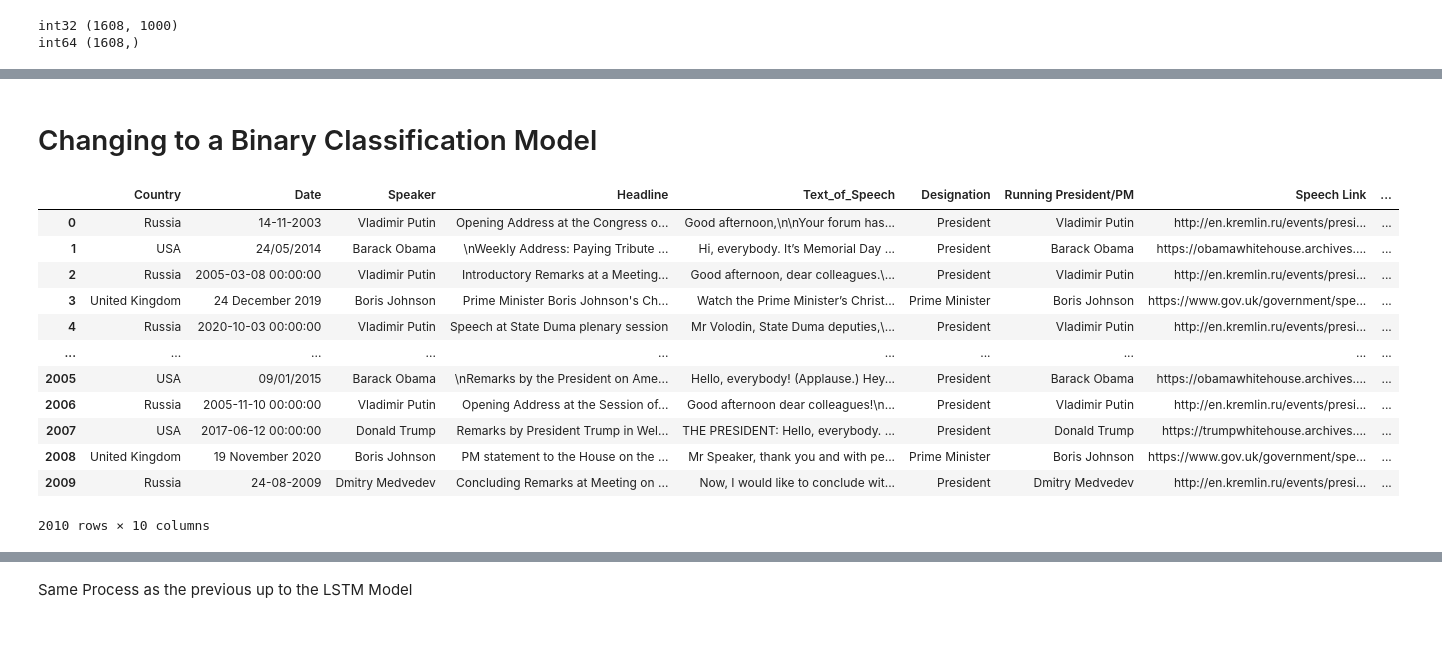
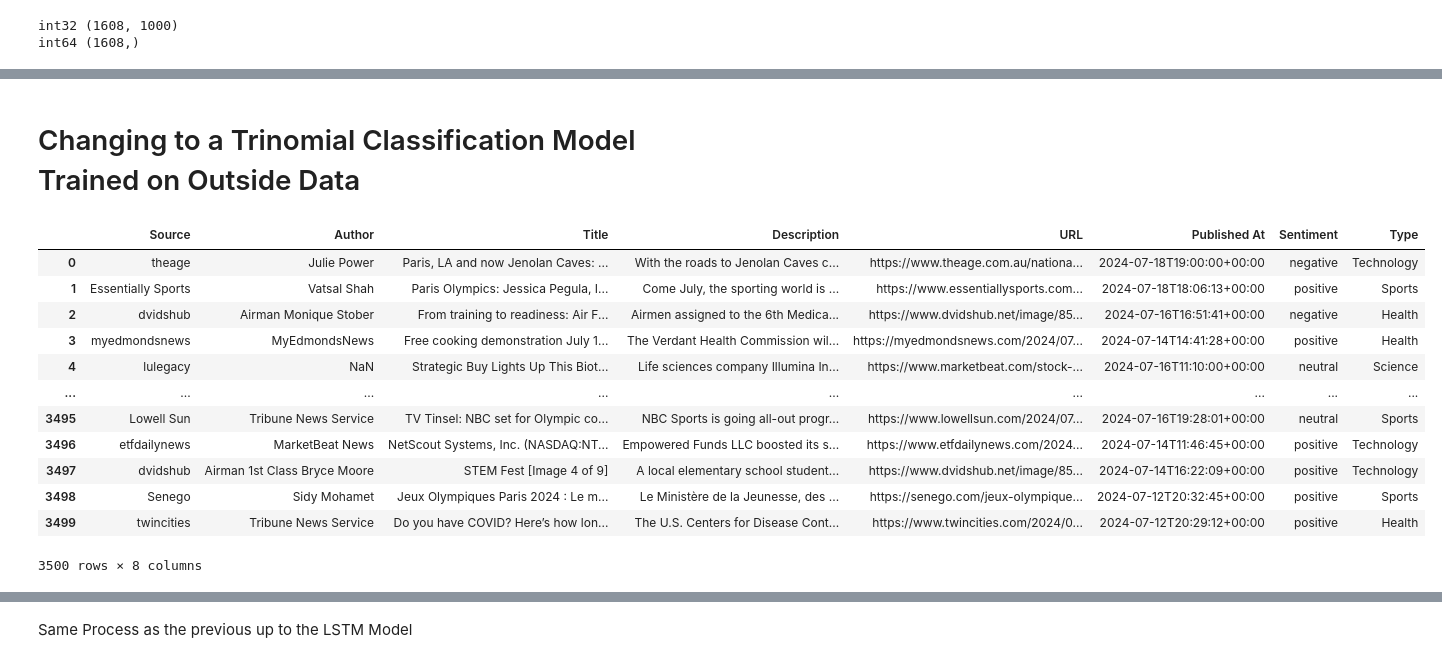
Before and after one commit to YashiDev556/politician-speech-classification, a Jupyter notebook: internationalpoliticianspeechclassifier.ipynb, the cells around one changed output, grey strips where cells are left out. Saved outputs shown, nothing was run; the diff lists cells and outputs as text; code cells hidden in the pictures; blank space fills up the shorter version.

```diff
--- a/internationalpoliticianspeechclassifier.ipynb
+++ b/internationalpoliticianspeechclassifier.ipynb
@@ -407,23 +427,23 @@ model.fit(training_padded, training_labels, epochs=20, validation_data=(validati
 # %% [markdown]
-# Changing to a Binary Classification Model
+# Changing to a Trinomial Classification Model Trained on Outside Data
 # %%
-wf = pandas.read_csv("./EMPOLITICON.csv")
+wf = pandas.read_csv("./news_sentiment_analysiscsv.csv")
 wf = wf.sample(frac=1).reset_index(drop=True)
 wf
 # %% [output]
-|  | Country | Date | Speaker | Headline | Text_of_Speech | Designation | Running President/PM | Speech Link | ... |
-| 0 | Russia | 14-11-2003 | Vladimir Putin | Opening Address at the Congress o... | Good afternoon,\n\nYour forum has... | President | Vladimir Putin | http://en.kremlin.ru/events/presi... | ... |
-| 1 | USA | 24/05/2014 | Barack Obama | \nWeekly Address: Paying Tribute ... | Hi, everybody. It’s Memorial Day ... | President | Barack Obama | https://obamawhitehouse.archives.... | ... |
-| 2 | Russia | 2005-03-08 00:00:00 | Vladimir Putin | Introductory Remarks at a Meeting... | Good afternoon, dear colleagues.\... | President | Vladimir Putin | http://en.kremlin.ru/events/presi... | ... |
-| 3 | United Kingdom | 24 December 2019 | Boris Johnson | Prime Minister Boris Johnson's Ch... | Watch the Prime Minister’s Christ... | Prime Minister | Boris Johnson | https://www.gov.uk/government/spe... | ... |
-| 4 | Russia | 2020-10-03 00:00:00 | Vladimir Putin | Speech at State Duma plenary session | Mr Volodin, State Duma deputies,\... | President | Vladimir Putin | http://en.kremlin.ru/events/presi... | ... |
-| ... | ... | ... | ... | ... | ... | ... | ... | ... | ... |
-| 2005 | USA | 09/01/2015 | Barack Obama | \nRemarks by the President on Ame... | Hello, everybody! (Applause.) Hey... | President | Barack Obama | https://obamawhitehouse.archives.... | ... |
-| 2006 | Russia | 2005-11-10 00:00:00 | Vladimir Putin | Opening Address at the Session of... | Good afternoon dear colleagues!\n... | President | Vladimir Putin | http://en.kremlin.ru/events/presi... | ... |
-| 2007 | USA | 2017-06-12 00:00:00 | Donald Trump | Remarks by President Trump in Wel... | THE PRESIDENT: Hello, everybody. ... | President | Donald Trump | https://trumpwhitehouse.archives.... | ... |
-| 2008 | United Kingdom | 19 November 2020 | Boris Johnson | PM statement to the House on the ... | Mr Speaker, thank you and with pe... | Prime Minister | Boris Johnson | https://www.gov.uk/government/spe... | ... |
-| 2009 | Russia | 24-08-2009 | Dmitry Medvedev | Concluding Remarks at Meeting on ... | Now, I would like to conclude wit... | President | Dmitry Medvedev | http://en.kremlin.ru/events/presi... | ... |
+|  | Source | Author | Title | Description | URL | Published At | Sentiment | Type |
+| 0 | theage | Julie Power | Paris, LA and now Jenolan Caves: ... | With the roads to Jenolan Caves c... | https://www.theage.com.au/nationa... | 2024-07-18T19:00:00+00:00 | negative | Technology |
+| 1 | Essentially Sports | Vatsal Shah | Paris Olympics: Jessica Pegula, I... | Come July, the sporting world is ... | https://www.essentiallysports.com... | 2024-07-18T18:06:13+00:00 | positive | Sports |
+| 2 | dvidshub | Airman Monique Stober | From training to readiness: Air F... | Airmen assigned to the 6th Medica... | https://www.dvidshub.net/image/85... | 2024-07-16T16:51:41+00:00 | negative | Health |
+| 3 | myedmondsnews | MyEdmondsNews | Free cooking demonstration July 1... | The Verdant Health Commission wil... | https://myedmondsnews.com/2024/07... | 2024-07-14T14:41:28+00:00 | positive | Health |
+| 4 | lulegacy | NaN | Strategic Buy Lights Up This Biot... | Life sciences company Illumina In... | https://www.marketbeat.com/stock-... | 2024-07-16T11:10:00+00:00 | neutral | Science |
+| ... | ... | ... | ... | ... | ... | ... | ... | ... |
+| 3495 | Lowell Sun | Tribune News Service | TV Tinsel: NBC set for Olympic co... | NBC Sports is going all-out progr... | https://www.lowellsun.com/2024/07... | 2024-07-16T19:28:01+00:00 | neutral | Sports |
+| 3496 | etfdailynews | MarketBeat News | NetScout Systems, Inc. (NASDAQ:NT... | Empowered Funds LLC boosted its s... | https://www.etfdailynews.com/2024... | 2024-07-14T11:46:45+00:00 | positive | Technology |
+| 3497 | dvidshub | Airman 1st Class Bryce Moore | STEM Fest [Image 4 of 9] | A local elementary school student... | https://www.dvidshub.net/image/85... | 2024-07-14T16:22:09+00:00 | positive | Technology |
+| 3498 | Senego | Sidy Mohamet | Jeux Olympiques Paris 2024 : Le m... | Le Ministère de la Jeunesse, des ... | https://senego.com/jeux-olympique... | 2024-07-12T20:32:45+00:00 | positive | Sports |
+| 3499 | twincities | Tribune News Service | Do you have COVID? Here’s how lon... | The U.S. Centers for Disease Cont... | https://www.twincities.com/2024/0... | 2024-07-12T20:29:12+00:00 | positive | Health |
-2010 rows × 10 columns
+3500 rows × 8 columns
 # %%
 def count_unique_word(wf):
     count = Counter()
```
Also changed, not shown: parts of 22 cells of this notebook.
